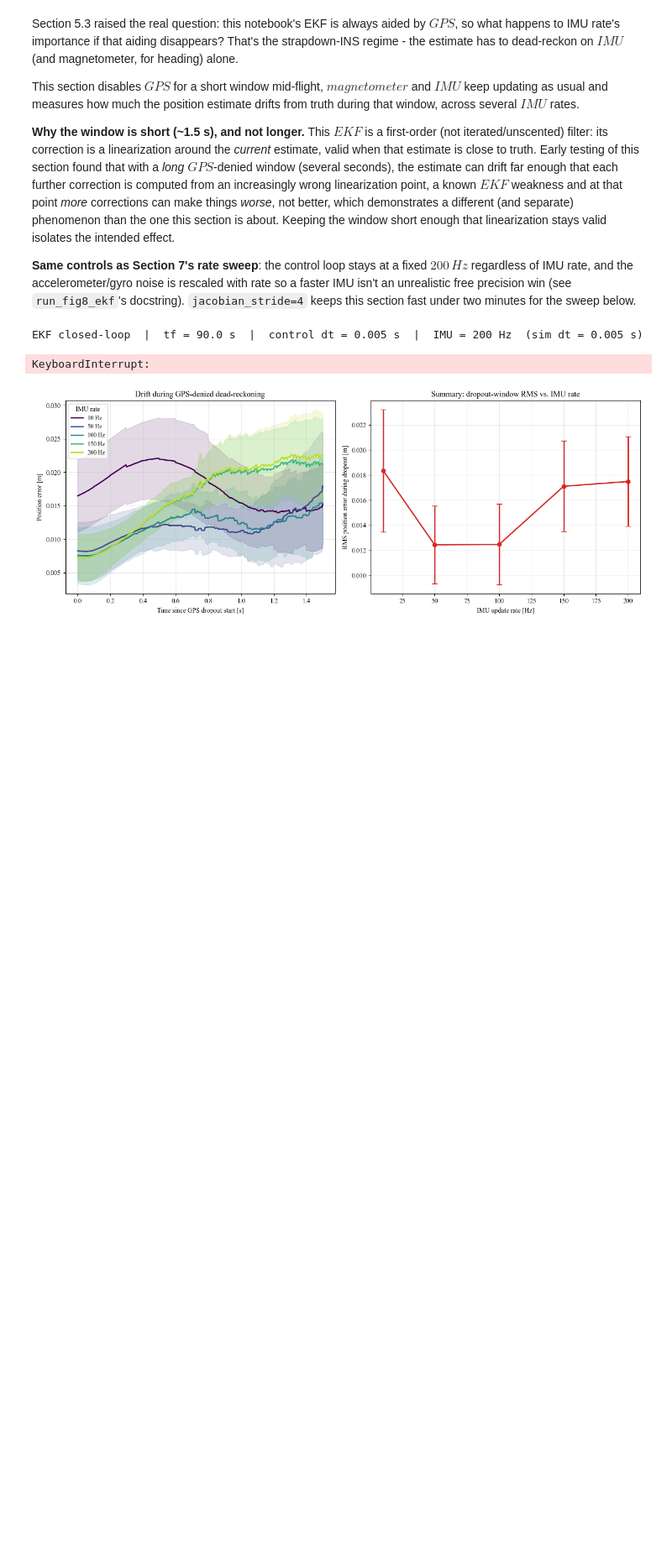
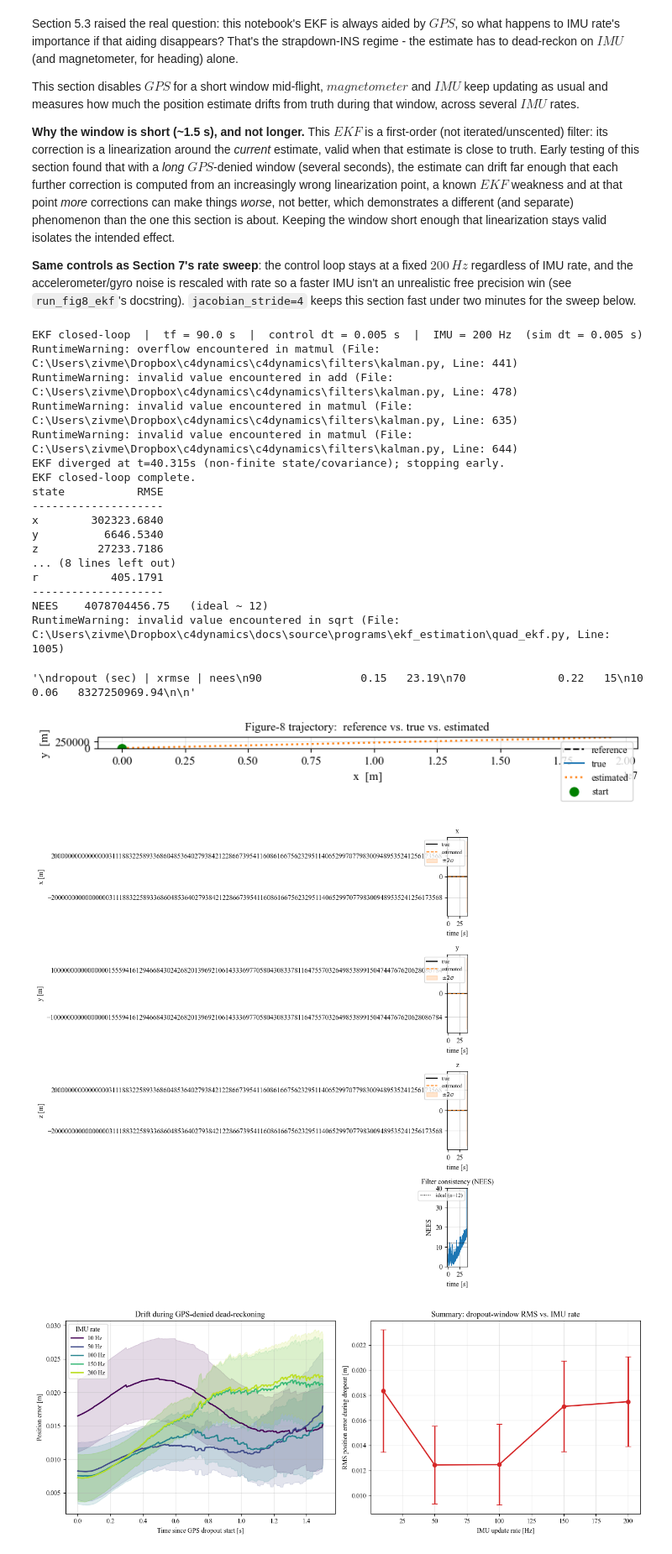
Before and after one commit to C4dynamics/c4dynamics, a Jupyter notebook: docs/source/programs/ekf_estimation/quad_ekf.ipynb, the cells around one changed output. Shown at 84% size. Drawn from its saved outputs; the diff is of its cells as text; code cells hidden in the pictures; blank space fills up the shorter version.

```diff
--- a/docs/source/programs/ekf_estimation/quad_ekf.ipynb
+++ b/docs/source/programs/ekf_estimation/quad_ekf.ipynb
@@ -833,7 +837,7 @@ config_dropout = {
     'controller': controller,
     'sim'       : simulation_dropout,
 }
-DROPOUT_WINDOW = (20.0, 90.0)   # (3.0, 4.5) # 1.5 s, GPS off; IMU + magnetometer stay on
+DROPOUT_WINDOW = (10.0, 40.0)   # (3.0, 4.5) # 1.5 s, GPS off; IMU + magnetometer stay on
 # ekf_cfg.update(
 #   ideal_imu = True,
 #   ideal_magnetometer = True,
@@ -853,34 +857,55 @@ DROPOUT_WINDOW = (20.0, 90.0)   # (3.0, 4.5) # 1.5 s, GPS off; IMU + magnetomete
 
 # # particular monte carlo
 # dropout_sweep = quad_ekf.run_gps_dropout_sweep(
 #     config_dropout, ekf_cfg,
 #     imu_rates_hz=[100],
 #     dropout_window=DROPOUT_WINDOW,
 #     n_trials=20,
 #     jacobian_stride=4,
 #     seeds = [5]
 # )
 
 # a sample froom the monte carlo
 truth, est, diag = quad_ekf.run_fig8_ekf(
     config_dropout,
     ekf_cfg,
     imu_rate_hz=200,
     gps_dropout=DROPOUT_WINDOW,
 )
 quad_ekf.compute_metrics(truth, est, diag)
 quad_ekf.plot_trajectory(truth, est, config)
 quad_ekf.plot_estimation(truth, est, diag, states=('x','y','z'))
 
 '''
 dropout (sec) | xrmse | nees
 90               0.15   23.19
+70              0.22   15
+30              3203333 4078704456.75
 10               0.06   8327250969.94
 
+
 '''
 # %% [output]
 EKF closed-loop  |  tf = 90.0 s  |  control dt = 0.005 s  |  IMU = 200 Hz  (sim dt = 0.005 s)
+RuntimeWarning: overflow encountered in matmul (File: C:\Users\zivme\Dropbox\c4dynamics\c4dynamics\filters\kalman.py, Line: 441)
+RuntimeWarning: invalid value encountered in add (File: C:\Users\zivme\Dropbox\c4dynamics\c4dynamics\filters\kalman.py, Line: 478)
+RuntimeWarning: invalid value encountered in matmul (File: C:\Users\zivme\Dropbox\c4dynamics\c4dynamics\filters\kalman.py, Line: 635)
+RuntimeWarning: invalid value encountered in matmul (File: C:\Users\zivme\Dropbox\c4dynamics\c4dynamics\filters\kalman.py, Line: 644)
+EKF diverged at t=40.315s (non-finite state/covariance); stopping early.
+EKF closed-loop complete.
+state           RMSE
+--------------------
+x        302323.6840
+y          6646.5340
+z         27233.7186
+... (8 lines left out)
+r           405.1791
+--------------------
+NEES    4078704456.75   (ideal ~ 12)
+RuntimeWarning: invalid value encountered in sqrt (File: C:\Users\zivme\Dropbox\c4dynamics\docs\source\programs\ekf_estimation\quad_ekf.py, Line: 1005)
-KeyboardInterrupt:
+'\ndropout (sec) | xrmse | nees\n90               0.15   23.19\n70              0.22   15\n10               0.06   8327250969.94\n\n'
+[figure, added]
+[figure, added]
 # %%
 fig = quad_ekf.plot_gps_dropout(dropout_sweep)
 # %% [output]
```
Also changed, not shown: parts of 4 cells of this notebook, 7 other files.
